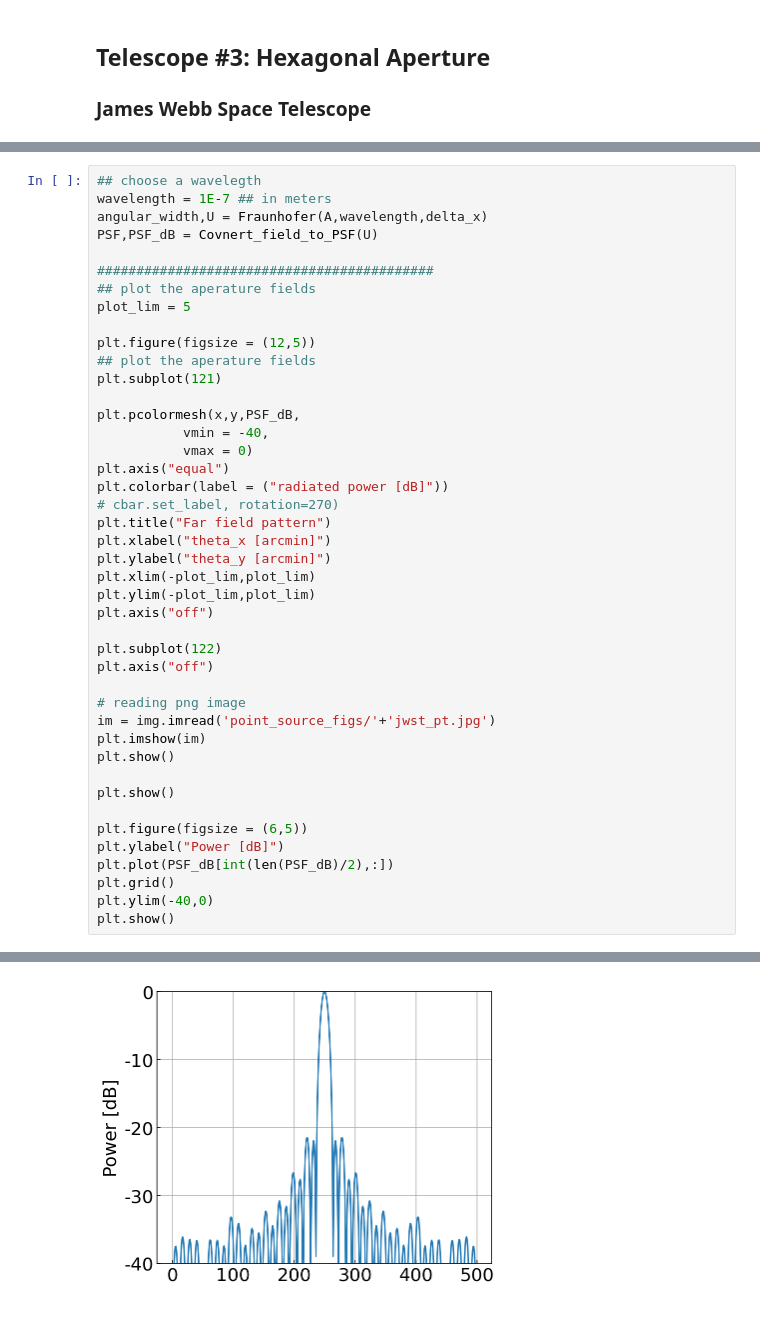
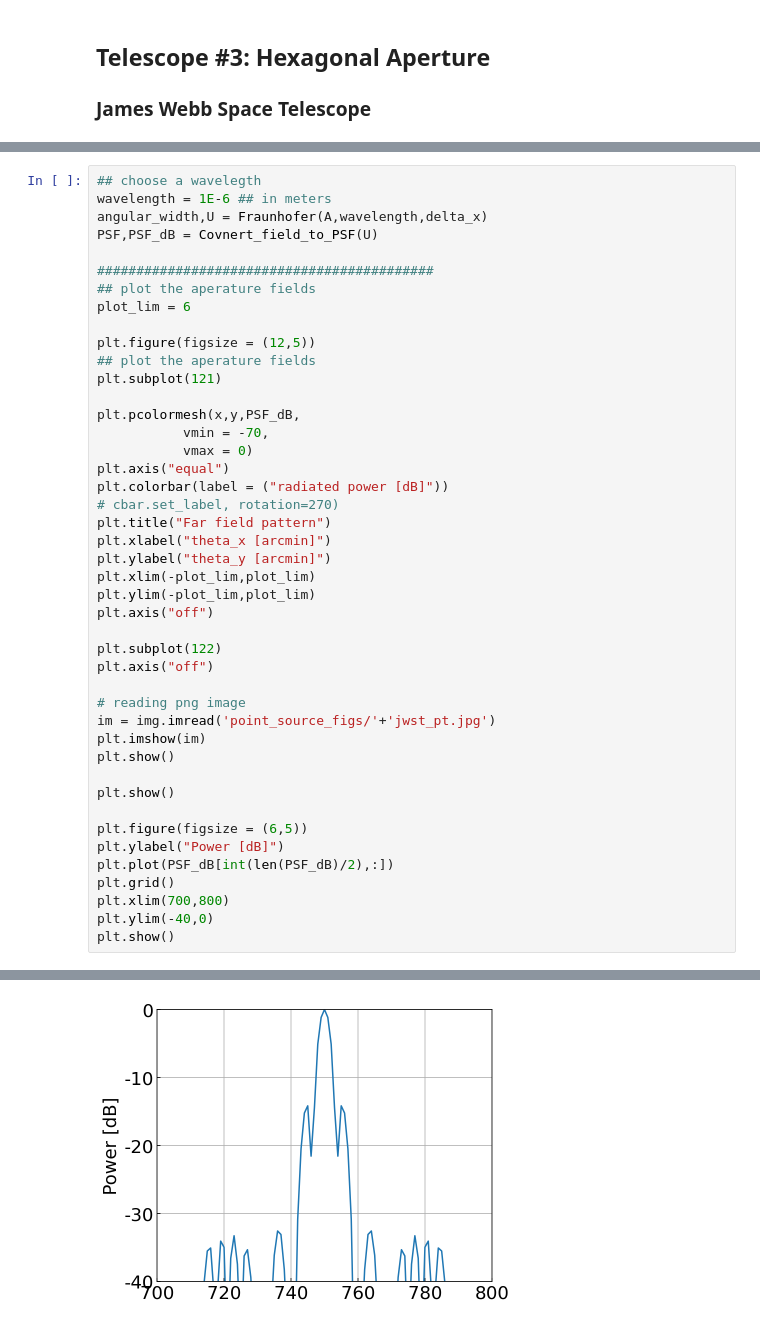
Before and after one commit to McMahonCosmologyGroup/cmbInstrumentSummerSchool, a Jupyter notebook: Notebook2_bonus_optics.ipynb, the cells around one changed output, grey strips where cells are left out. Drawn from its saved outputs; the diff is of its cells as text.

```diff
--- a/Notebook2_bonus_optics.ipynb
+++ b/Notebook2_bonus_optics.ipynb
@@ -409,19 +420,19 @@ plt.show()
 # %%
 ## choose a wavelegth
-wavelength = 1E-7 ## in meters
+wavelength = 1E-6 ## in meters
 angular_width,U = Fraunhofer(A,wavelength,delta_x)
 PSF,PSF_dB = Covnert_field_to_PSF(U)
 
 ###########################################
 ## plot the aperature fields
-plot_lim = 5
+plot_lim = 6
 
 plt.figure(figsize = (12,5))
 ## plot the aperature fields
 plt.subplot(121)
 
 plt.pcolormesh(x,y,PSF_dB,
-           vmin = -40,
+           vmin = -70,
            vmax = 0)
 plt.axis("equal")
 plt.colorbar(label = ("radiated power [dB]"))
@@ -447,6 +458,7 @@ plt.figure(figsize = (6,5))
 plt.ylabel("Power [dB]")
 plt.plot(PSF_dB[int(len(PSF_dB)/2),:])
 plt.grid()
+plt.xlim(700,800)
 plt.ylim(-40,0)
 plt.show()
 # %% [output]
@@ -454 +466 @@ plt.show()
-[figure, old version]
+[figure, new version]
```
Also changed, not shown: parts of 6 cells of this notebook, 1 other file.
